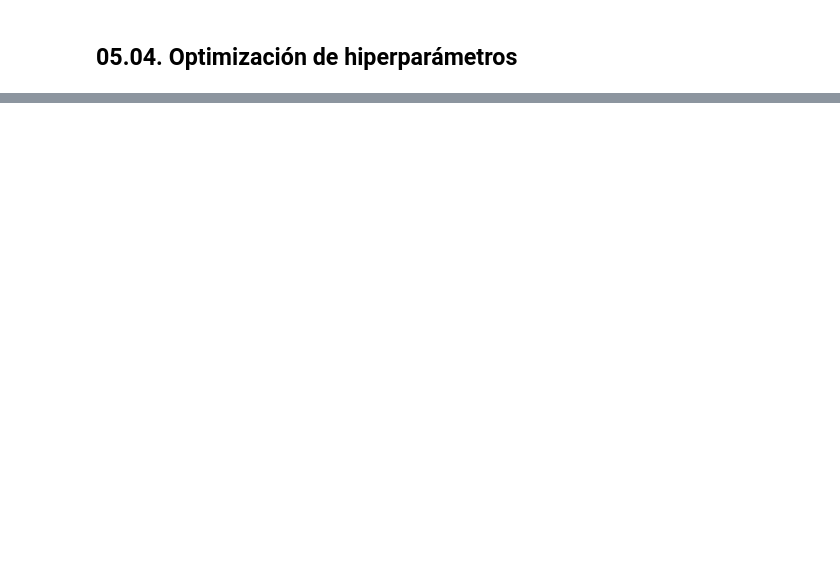
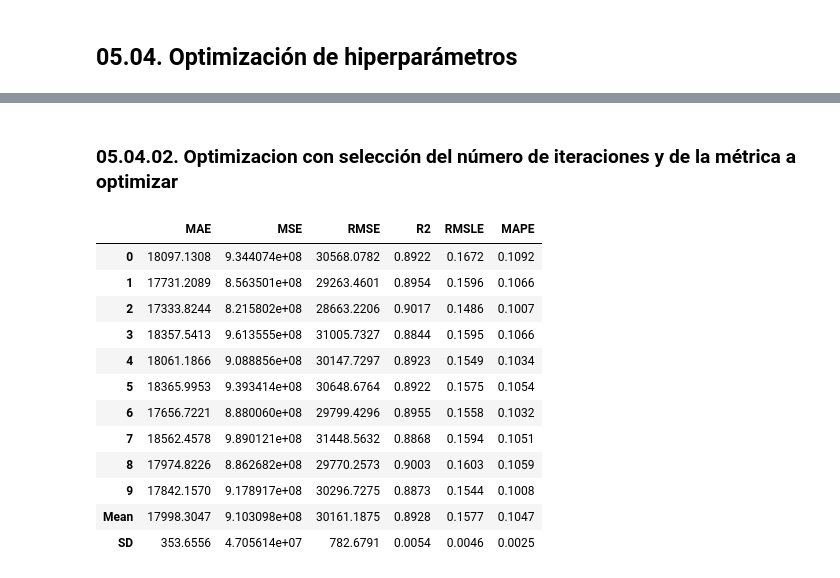
Before and after one commit to alexandergribenchenko/Acamica_P_04_Pycaret_Exploration_Project, a Jupyter notebook: Acamica_PY_04.ipynb, the cells around one changed output, grey strips where cells are left out. Cells and saved outputs as stored; diff of their text form; code cells hidden in the pictures; blank space fills up the shorter version.

```diff
--- a/Acamica_PY_04.ipynb
+++ b/Acamica_PY_04.ipynb
@@ -327,0 +375,18 @@ model_lightgbm = create_model(best[4])
+# %% [markdown]
+### **05.04.02. Optimizacion con selección del número de iteraciones y de la métrica a optimizar**
+# %%
+tuned_lightgbm_02 = tune_model(model_lightgbm,n_iter = 50, optimize = 'R2')
+# %% [output]
+|  | MAE | MSE | RMSE | R2 | RMSLE | MAPE |
+| 0 | 18097.1308 | 9.344074e+08 | 30568.0782 | 0.8922 | 0.1672 | 0.1092 |
+| 1 | 17731.2089 | 8.563501e+08 | 29263.4601 | 0.8954 | 0.1596 | 0.1066 |
+| 2 | 17333.8244 | 8.215802e+08 | 28663.2206 | 0.9017 | 0.1486 | 0.1007 |
+| 3 | 18357.5413 | 9.613555e+08 | 31005.7327 | 0.8844 | 0.1595 | 0.1066 |
+| 4 | 18061.1866 | 9.088856e+08 | 30147.7297 | 0.8923 | 0.1549 | 0.1034 |
+| 5 | 18365.9953 | 9.393414e+08 | 30648.6764 | 0.8922 | 0.1575 | 0.1054 |
+| 6 | 17656.7221 | 8.880060e+08 | 29799.4296 | 0.8955 | 0.1558 | 0.1032 |
+| 7 | 18562.4578 | 9.890121e+08 | 31448.5632 | 0.8868 | 0.1594 | 0.1051 |
+| 8 | 17974.8226 | 8.862682e+08 | 29770.2573 | 0.9003 | 0.1603 | 0.1059 |
+| 9 | 17842.1570 | 9.178917e+08 | 30296.7275 | 0.8873 | 0.1544 | 0.1008 |
+| Mean | 17998.3047 | 9.103098e+08 | 30161.1875 | 0.8928 | 0.1577 | 0.1047 |
+| SD | 353.6556 | 4.705614e+07 | 782.6791 | 0.0054 | 0.0046 | 0.0025 |
```
Also changed, not shown: parts of 20 cells of this notebook.
